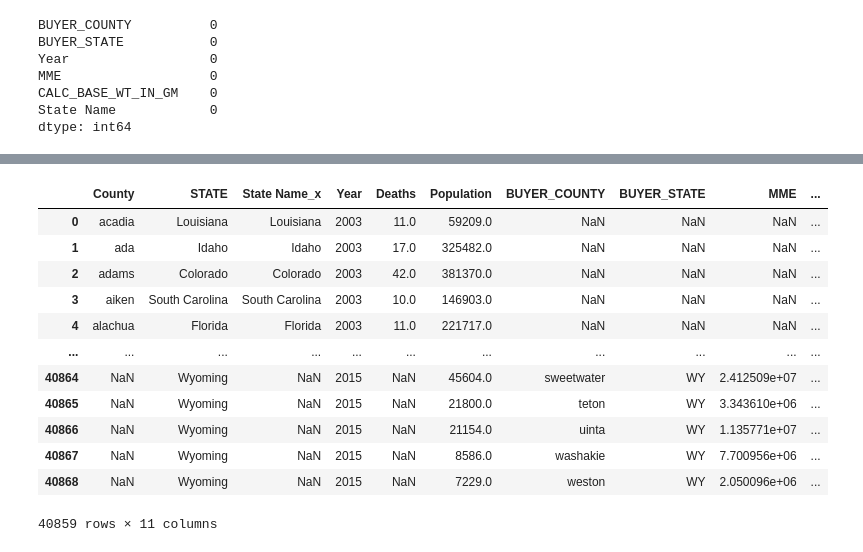
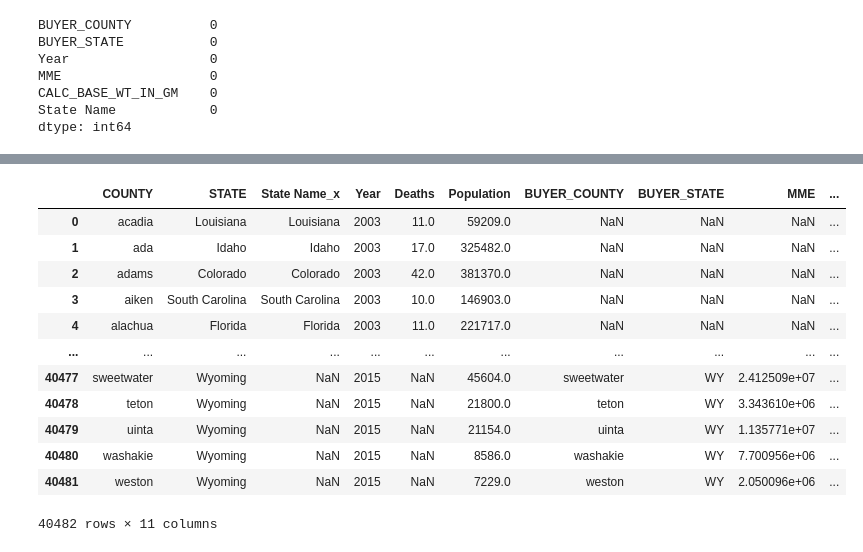
Before and after one commit to MIDS-at-Duke/opioid-2023-painkillers, a Jupyter notebook: 00_Data_Cleaning_and_Merging/00_Code/10_merge.ipynb, the cells around one changed output, grey strips where cells are left out. Drawn from its saved outputs; the diff is of its cells as text; code cells hidden in the pictures.

```diff
--- a/00_Data_Cleaning_and_Merging/00_Code/10_merge.ipynb
+++ b/00_Data_Cleaning_and_Merging/00_Code/10_merge.ipynb
@@ -238,3 +244,8 @@ mortality[mortality['State'] == 'AK']
+# %%
+#remove Guam, Northern Mariana Islands, U.S. Virgin Islands from shipments
+shipments = shipments[shipments['State Name'] != 'Guam']
+shipments = shipments[shipments['State Name'] != 'Northern Mariana Islands']
+shipments = shipments[shipments['State Name'] != 'U.S. Virgin Islands']
 # %%
 shipments.head()
 # %% [output]
@@ -293,2 +301,8 @@ mortality[mortality['State'] == 'AK']
+# %%
+#in mortality, the county in Indiana called 'laporte' is named as 'la porte', se we need to change that
+mortality['County'] = mortality['County'].replace('la porte', 'laporte')
+
+#also in mortality, the county in Pennslyvania called 'mckean' is named as 'mc kean', se we need to change that
+mortality['County'] = mortality['County'].replace('mc kean', 'mckean')
 # %%
 #now merge the three datasets
@@ -371,0 +358,8 @@ mortality_population[mortality_population['County'] == 'district of columbia']
+# %%
+#change st and st. to saint in mortality_population
+mortality_population['COUNTY'] = mortality_population['COUNTY'].str.replace('st ', 'saint ', case=False)
+mortality_population['COUNTY'] = mortality_population['COUNTY'].str.replace('st. ', 'saint ', case=False)
+
+#change desoto to de soto in mortality_population
+mortality_population['COUNTY'] = mortality_population['COUNTY'].str.replace('desoto', 'de soto', case=False)
+mortality_population['COUNTY'] = mortality_population['COUNTY'].str.replace('dewitt', 'de witt', case=False)
@@ -372,3 +393,14 @@ mortality_population[mortality_population['County'] == 'district of columbia']
+# %%
+#change de kalb dekalb in shipments
+shipments['BUYER_COUNTY'] = shipments['BUYER_COUNTY'].replace('de kalb', 'dekalb')
+
+#change st and st. to saint in shipments
+shipments['BUYER_COUNTY'] = shipments['BUYER_COUNTY'].replace('st. ', 'saint ')
+shipments['BUYER_COUNTY'] = shipments['BUYER_COUNTY'].replace('st ', 'saint ')
+
+shipments['BUYER_COUNTY'] = shipments['BUYER_COUNTY'].str.replace('desoto', 'de soto', case=False)
+shipments['BUYER_COUNTY'] = shipments['BUYER_COUNTY'].str.replace('dewitt', 'de witt', case=False)
+shipments['BUYER_COUNTY'] = shipments['BUYER_COUNTY'].str.replace('la porte', 'laporte', case=False)
 # %%
 #show where shipments is null for State Name
 shipments[shipments['State Name'].isnull()]
@@ -488,23 +537,23 @@ mortality_population_shipments
 # %%
 #remove la prte and mc kean county since we dont have population data for them so better to clean
-mortality_population_shipments = mortality_population_shipments[mortality_population_shipments['County'] != 'la porte']
-mortality_population_shipments = mortality_population_shipments[mortality_population_shipments['County'] != 'mc kean']
+mortality_population_shipments = mortality_population_shipments[mortality_population_shipments['COUNTY'] != 'la porte']
+mortality_population_shipments = mortality_population_shipments[mortality_population_shipments['COUNTY'] != 'mc kean']
 
 mortality_population_shipments
 # %% [output]
-|  | County | STATE | State Name_x | Year | Deaths | Population | BUYER_COUNTY | BUYER_STATE | MME | ... |
+|  | COUNTY | STATE | State Name_x | Year | Deaths | Population | BUYER_COUNTY | BUYER_STATE | MME | ... |
 | 0 | acadia | Louisiana | Louisiana | 2003 | 11.0 | 59209.0 | NaN | NaN | NaN | ... |
 | 1 | ada | Idaho | Idaho | 2003 | 17.0 | 325482.0 | NaN | NaN | NaN | ... |
 | 2 | adams | Colorado | Colorado | 2003 | 42.0 | 381370.0 | NaN | NaN | NaN | ... |
 | 3 | aiken | South Carolina | South Carolina | 2003 | 10.0 | 146903.0 | NaN | NaN | NaN | ... |
 | 4 | alachua | Florida | Florida | 2003 | 11.0 | 221717.0 | NaN | NaN | NaN | ... |
 | ... | ... | ... | ... | ... | ... | ... | ... | ... | ... | ... |
-| 40864 | NaN | Wyoming | NaN | 2015 | NaN | 45604.0 | sweetwater | WY | 2.412509e+07 | ... |
-| 40865 | NaN | Wyoming | NaN | 2015 | NaN | 21800.0 | teton | WY | 3.343610e+06 | ... |
-| 40866 | NaN | Wyoming | NaN | 2015 | NaN | 21154.0 | uinta | WY | 1.135771e+07 | ... |
-| 40867 | NaN | Wyoming | NaN | 2015 | NaN | 8586.0 | washakie | WY | 7.700956e+06 | ... |
-| 40868 | NaN | Wyoming | NaN | 2015 | NaN | 7229.0 | weston | WY | 2.050096e+06 | ... |
+| 40477 | sweetwater | Wyoming | NaN | 2015 | NaN | 45604.0 | sweetwater | WY | 2.412509e+07 | ... |
+| 40478 | teton | Wyoming | NaN | 2015 | NaN | 21800.0 | teton | WY | 3.343610e+06 | ... |
+| 40479 | uinta | Wyoming | NaN | 2015 | NaN | 21154.0 | uinta | WY | 1.135771e+07 | ... |
+| 40480 | washakie | Wyoming | NaN | 2015 | NaN | 8586.0 | washakie | WY | 7.700956e+06 | ... |
+| 40481 | weston | Wyoming | NaN | 2015 | NaN | 7229.0 | weston | WY | 2.050096e+06 | ... |
-40859 rows × 11 columns
+40482 rows × 11 columns
 # %%
 merged = mortality_population_shipments
 # %%
```
Also changed, not shown: parts of 57 cells of this notebook.
